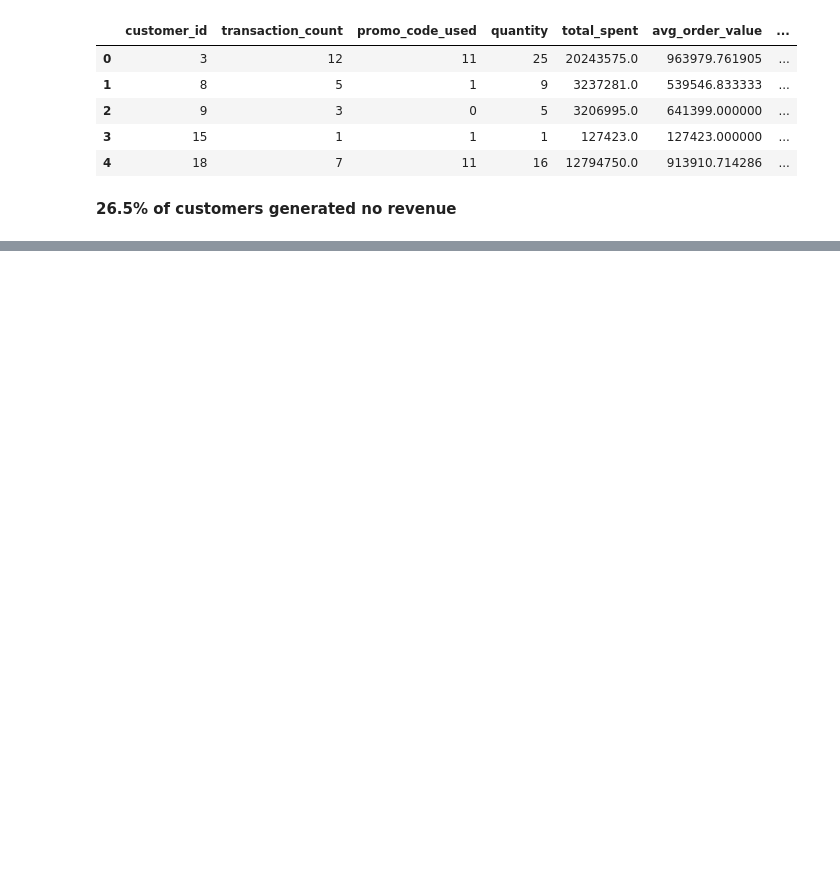
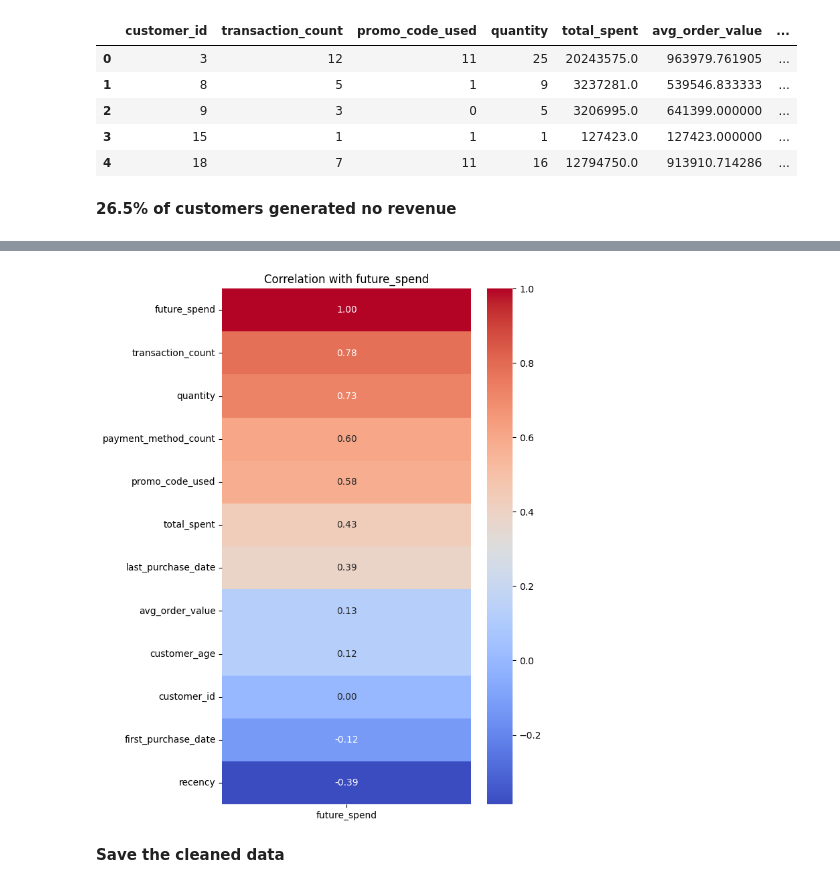
Before and after one commit to Danny-Dalo/Ecommerce-CLV-Prediction, a Jupyter notebook: notebooks/data_cleaning.ipynb, the cells around one changed output, grey strips where cells are left out. Saved outputs shown, nothing was run; the diff lists cells and outputs as text; code cells hidden in the pictures; blank space fills up the shorter version.

```diff
--- a/notebooks/data_cleaning.ipynb
+++ b/notebooks/data_cleaning.ipynb
@@ -50,7 +48 @@ __We'll convert from Indonesian Rupiah to US dollars for better currency clarity
-# %%
-CONVERSION_RATE = 16787.54   # This is the rate as of January 30 2026, can change ofc
-
-df["total_spent_usd"] = (df["total_spent"] / CONVERSION_RATE).round(3)
-df["future_spend_usd"] = (df["future_spend"] / CONVERSION_RATE).round(3)
-df["avg_order_value_usd"] = (df["avg_order_value"] / CONVERSION_RATE).round(3)
 # %% [markdown]
@@ -58,11 +50,7 @@ __We'll start by converting recency and customer age to just integer days, and c
 # %%
-df["recency_days"] = df["recency"].dt.days
-df["customer_age_days"] = df["customer_age"].dt.days
 
 df["first_purchase_date"] = pd.to_datetime(df["first_purchase_date"].dt.strftime("%Y-%m-%d %H:%M"))
 df["last_purchase_date"] = pd.to_datetime(df["last_purchase_date"].dt.strftime("%Y-%m-%d %H:%M"))
-
-df.drop(columns=["recency", "customer_age"], inplace=True)
 # %%
 df.head()
 # %% [output]
@@ -99,7 +81,0 @@ __So we'll do the distribution of future spend values(log transformed to remove
-# %%
-df["log_future_spend_usd"] = np.log1p(df["future_spend_usd"])
-
-plt.figure()
-sns.histplot(df["log_future_spend_usd"], bins=50)
-plt.title("Future Spend Distribution")
-plt.show()
@@ -110,10 +81,0 @@ __Grouping buyers and non-buyers based on average transaction activity__
-# %%
-df["will_spend"] = (df["future_spend_usd"] > 0 ).astype(int)
-
-df.groupby("will_spend")[[
-    "transaction_count",
-    "total_spent_usd",
-    "avg_order_value_usd",
-    "recency_days",
-    "customer_age_days"
-]].mean()
@@ -157,0 +122,11 @@ memory usage: 4.7 MB
+# %%
+
+plt.figure(figsize=(6, 10))
+sns.heatmap(df.corr()[['future_spend']].sort_values(by='future_spend', ascending=False),
+            annot=True, cmap='coolwarm', fmt='.2f')
+plt.title('Correlation with future_spend')
+plt.show()
+# %% [output]
+[figure, added]
+# %% [markdown]
+__Save the cleaned data__
```
Also changed, not shown: parts of 14 cells of this notebook, 4 other files.
